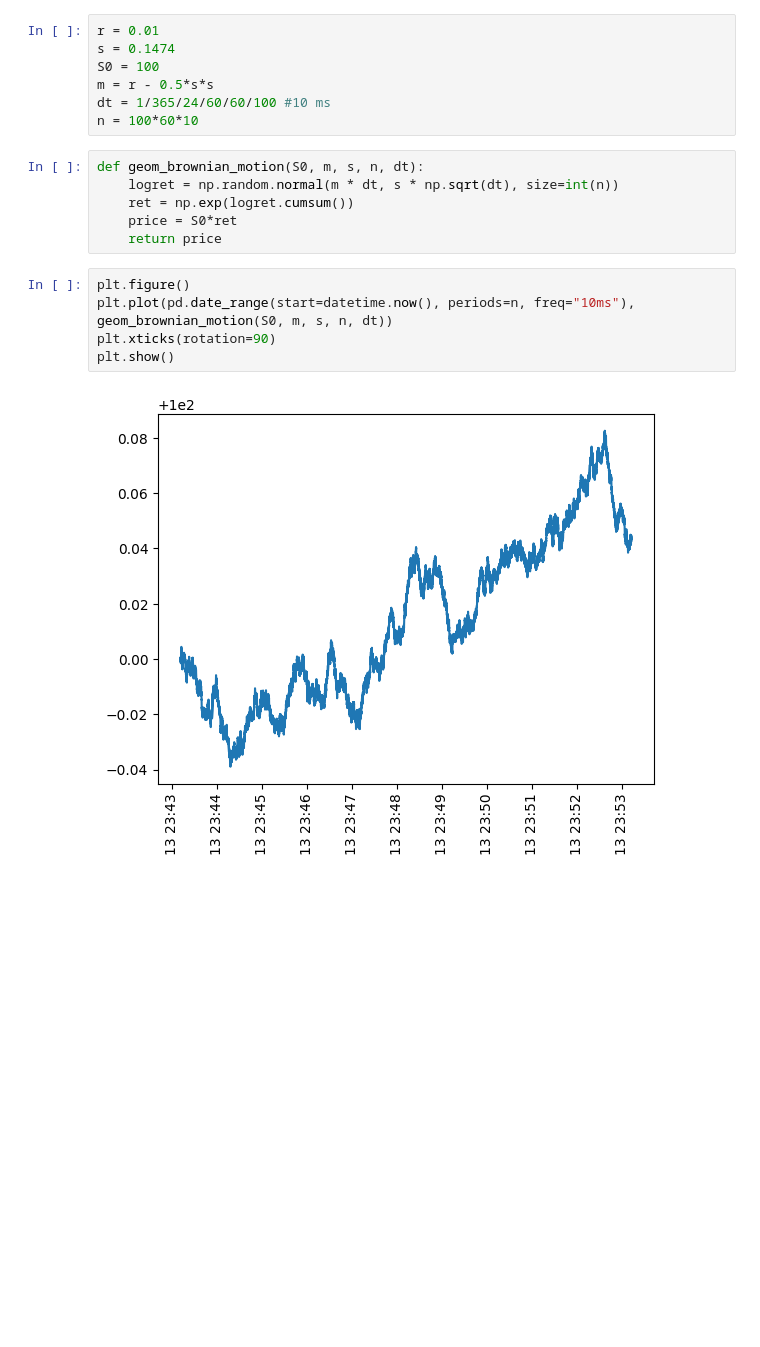
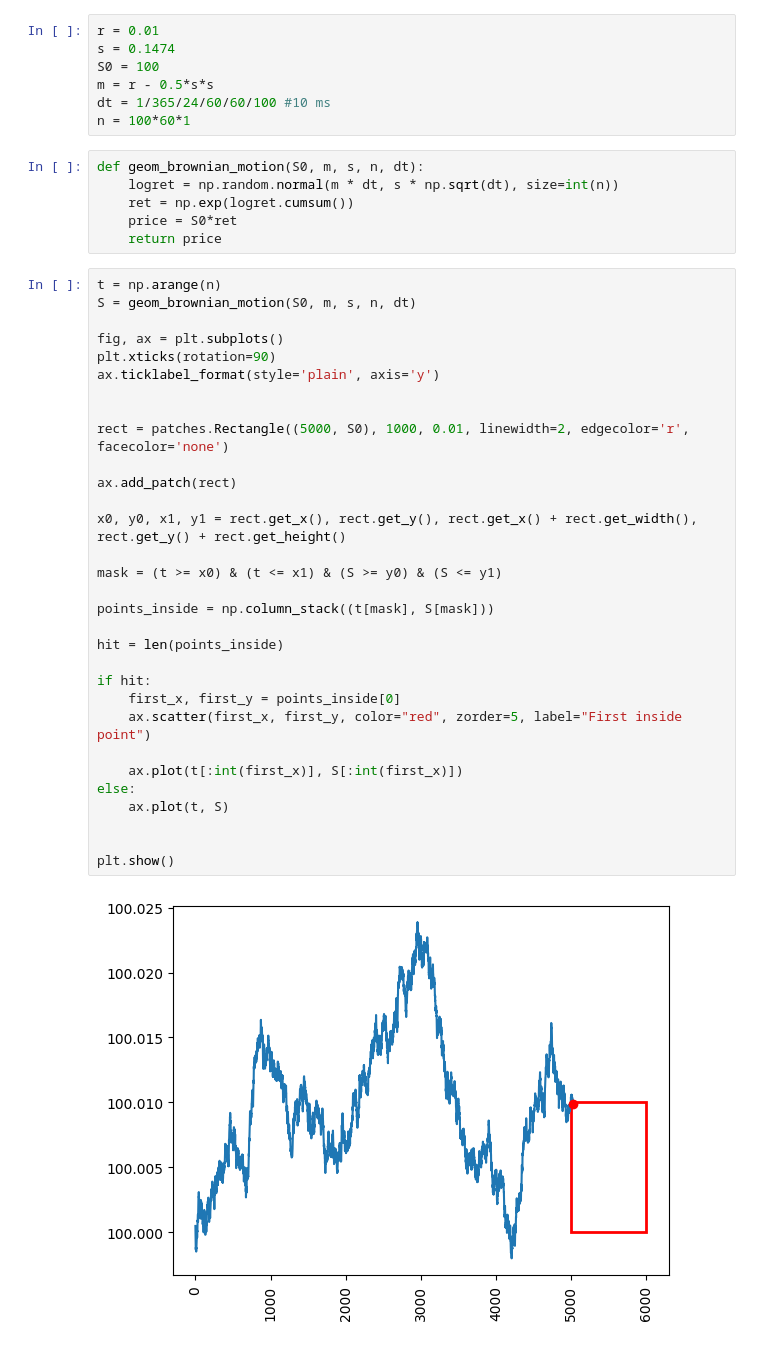
Before and after one commit to tsteindl/market_quota_game, a Jupyter notebook: main.ipynb, the cells around one changed output. Saved outputs shown, nothing was run; the diff lists cells and outputs as text; blank space fills up the shorter version.

Commit message:
can draw rect and check if point hit in notebook

```diff
--- a/main.ipynb
+++ b/main.ipynb
@@ -13,7 +29,7 @@ s = 0.1474
 S0 = 100
 m = r - 0.5*s*s
 dt = 1/365/24/60/60/100 #10 ms
-n = 100*60*10
+n = 100*60*1
 # %%
 def geom_brownian_motion(S0, m, s, n, dt):
     logret = np.random.normal(m * dt, s * np.sqrt(dt), size=int(n))
@@ -21,9 +37,35 @@ def geom_brownian_motion(S0, m, s, n, dt):
     price = S0*ret
     return price
 # %%
-plt.figure()
-plt.plot(pd.date_range(start=datetime.now(), periods=n, freq="10ms"), geom_brownian_motion(S0, m, s, n, dt))
+t = np.arange(n)
+S = geom_brownian_motion(S0, m, s, n, dt)
+
+fig, ax = plt.subplots()
 plt.xticks(rotation=90)
+ax.ticklabel_format(style='plain', axis='y')
+
+
+rect = patches.Rectangle((5000, S0), 1000, 0.01, linewidth=2, edgecolor='r', facecolor='none')
+
+ax.add_patch(rect)
+
+x0, y0, x1, y1 = rect.get_x(), rect.get_y(), rect.get_x() + rect.get_width(), rect.get_y() + rect.get_height()
+
+mask = (t >= x0) & (t <= x1) & (S >= y0) & (S <= y1)
+
+points_inside = np.column_stack((t[mask], S[mask]))
+
+hit = len(points_inside)
+
+if hit:
+    first_x, first_y = points_inside[0]
+    ax.scatter(first_x, first_y, color="red", zorder=5, label="First inside point")
+
+    ax.plot(t[:int(first_x)], S[:int(first_x)])
+else:
+    ax.plot(t, S)
+
+
 plt.show()
 # %% [output]
-[figure, old version]
+[figure, new version]
```
Also changed, not shown: parts of 4 cells of this notebook, 1 other file.
